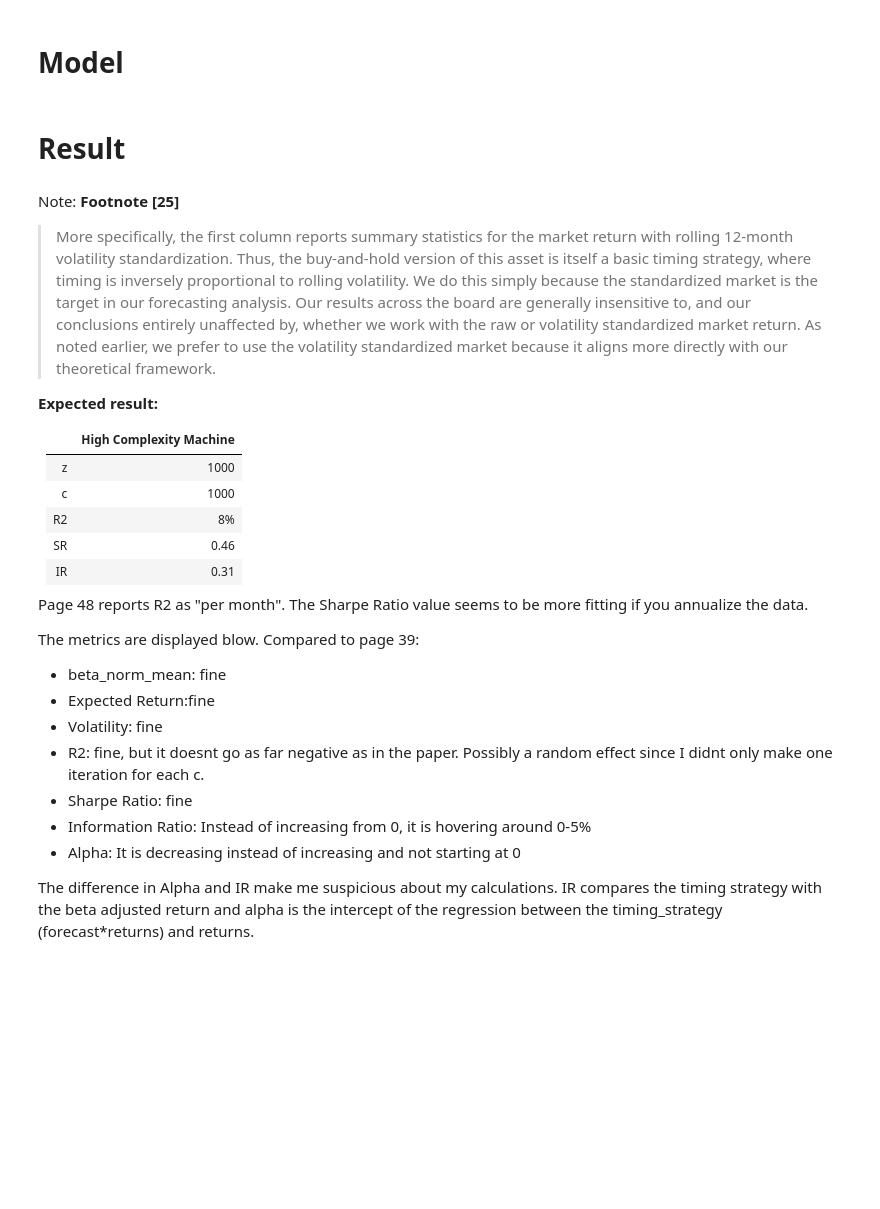
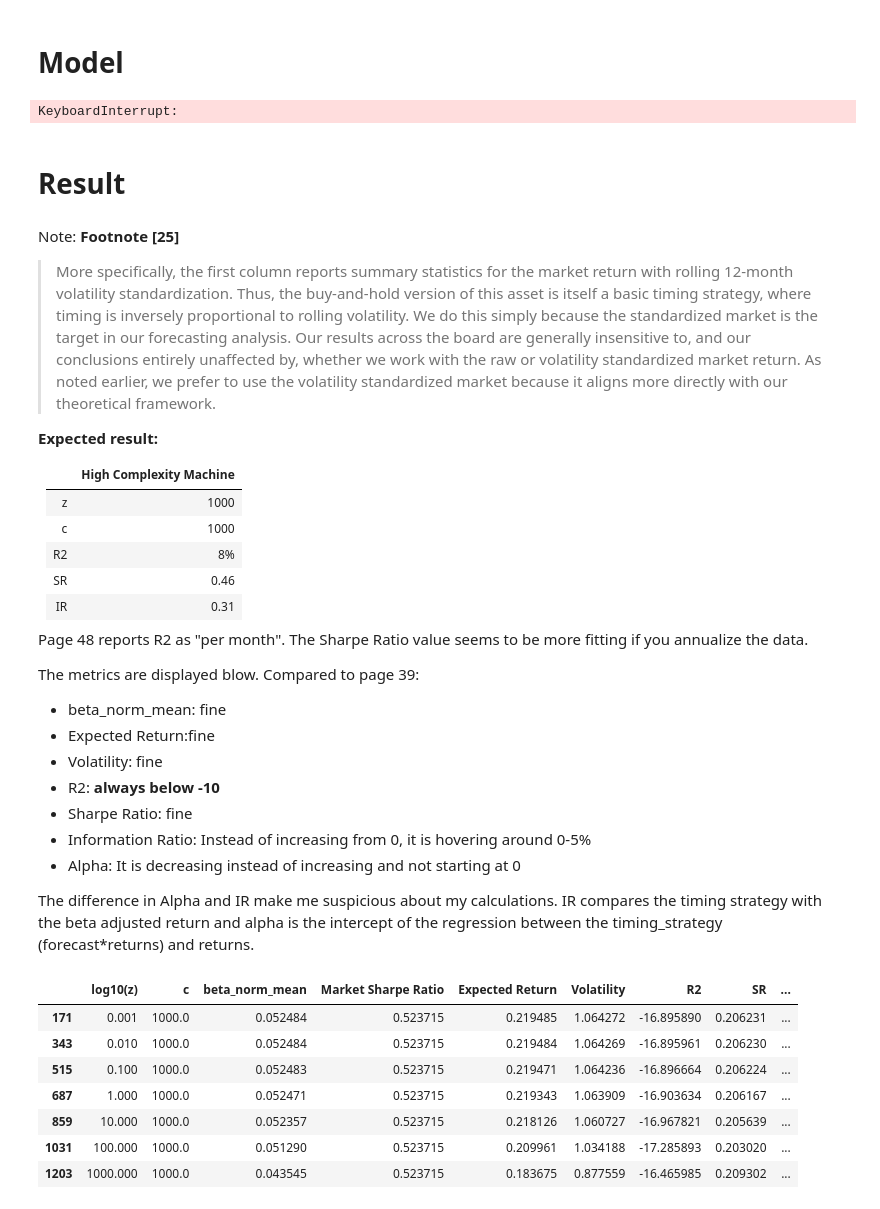
Before and after one commit to nkonts/replication-the-virtue-of-complexity-in-return-prediction, a Jupyter notebook: simulations.ipynb, the cells around one changed output. Saved outputs shown, nothing was run; the diff lists cells and outputs as text; code cells hidden in the pictures; blank space fills up the shorter version.

```diff
--- a/simulations.ipynb
+++ b/simulations.ipynb
@@ -97,53 +98,55 @@ Shape of data after generating RFFs: (1105, 12015)
 # %% [markdown]
 # Model
 # %%
-z_values = np.logspace(-3, 3, 7)
+z_values = np.logspace(-3, 6, 10)
 t_values = list(range(12, data.shape[0]))
 P_values = list(range(2, 24)) + list(range(24, 60, 3)) + list(range(60, 120, 6)) + list(range(120, 12000, 100)) + [12000]
 
-def do_backtest(P, z_values, t_values):
+def do_backtest(P, u, t_values):
     backtest = []
     for t in t_values[:-1]:
-        for z in z_values:
-            regression_data = data.drop(columns, axis=1).iloc[:,0:P]
+        regression_data = data.drop(columns, axis=1).iloc[:,0:P]
 
-            R = returns[t-12+1:t+1].values      # y_train
-            R_s = returns[t+1:t+2].values       # y_test
-            R_s_index = returns[t+1:t+2].index  # y_test
-            S = regression_data[t-12:t]         # X_train
-            S_t = regression_data[t:t+1]        # X_test
-            T, nr_cols = S.shape
+        R = returns[t-12+1:t+1].values      # y_train
+        R_s = returns[t+1:t+2].values       # y_test
+        R_s_index = returns[t+1:t+2].index  # y_test
+        S = regression_data[t-12:t]         # X_train
+        S_t = regression_data[t:t+1]        # X_test
+        T, nr_cols = S.shape
 
-            beta = Ridge(alpha=z, solver="svd", fit_intercept=False, normalize=False).fit(S, R).coef_
-            beta_norm = np.sqrt((beta**2).sum())
+        beta = Ridge(alpha=z, solver="svd", fit_intercept=False, normalize=False).fit(S, R).coef_
+        beta_norm = np.sqrt((beta**2).sum())
 
-            forecast = S_t @ beta
-            timing_strategy = forecast * R_s # pi
+        forecast = S_t @ beta
+        timing_strategy = forecast * R_s # pi
 
-            backtest.append({"c":P/12, "z":z, "t":t, "beta_norm":beta_norm,
-                "index":forecast.index[0], "forecast":forecast.values[0],
-                "timing_strategy_index":R_s_index[0], "timing_strategy":timing_strategy.values[0], "return":R_s[0]
-            })
+        backtest.append({"c":P/12, "z":z, "t":t, "beta_norm":beta_norm,
+            "index":forecast.index[0], "forecast":forecast.values[0],
+            "timing_strategy_index":R_s_index[0], "timing_strategy":timing_strategy.values[0], "return":R_s[0]
+        })
     backtest = pd.DataFrame(backtest).set_index("index")
     return backtest
 
 if "simulation_backtest_progress.joblib" in os.listdir("data"):
     simulation_backtest = joblib.load("data/simulation_backtest_progress.joblib")
-    done_values = [sim.iloc[-1]["c"]*12 for sim in simulation_backtest]
+    done_values = pd.concat(simulation_backtest)[["c", "z"]].drop_duplicates().values
 else:
     simulation_backtest = []
     done_values = []
 
-P_values = [P for P in P_values if P not in done_values]
+todo = list(itertools.product(P_values, z_values))
+todo = [item for item in todo if item not in done_values]
 
-for P in tqdm(P_values):
-    backtest = do_backtest(P, z_values, t_values)
+for P, z in tqdm(todo):
+    backtest = do_backtest(P, z, t_values)
     simulation_backtest.append(backtest)
-    joblib.dump(simulation_backtest, "data/simulation_backtest_progress.joblib")
+    joblib.dump(simulation_backtest, "data/simulation_backtest_progress_.joblib")
 
 simulation_backtest = pd.concat(simulation_backtest)
 last_p = int(simulation_backtest["c"].max()*12)
 simulation_backtest.to_parquet((f"data/simulation_backtest_{last_p}.parquet"))
+# %% [output]
+KeyboardInterrupt:
 # %% [markdown]
 # Result
 # %%
@@ -194,12 +199,23 @@ The metrics are displayed blow. Compared to page 39:
 - beta_norm_mean: fine
 - Expected Return:fine
 - Volatility: fine
-- R2: fine, but it doesnt go as far negative as in the paper. Possibly a random effect since I didnt only make one iteration for each c.
+- R2: **always below -10**
 - Sharpe Ratio: fine
 - Information Ratio: Instead of increasing from 0, it is hovering around 0-5%
 - Alpha: It is decreasing instead of increasing and not starting at 0
 
 The difference in Alpha and IR make me suspicious about my calculations. IR compares the timing strategy with the beta adjusted return and alpha is the intercept of the regression between the timing_strategy (forecast*returns) and returns.
+# %%
+result[result.c==1000]
+# %% [output]
+|  | log10(z) | c | beta_norm_mean | Market Sharpe Ratio | Expected Return | Volatility | R2 | SR | ... |
+| 171 | 0.001 | 1000.0 | 0.052484 | 0.523715 | 0.219485 | 1.064272 | -16.895890 | 0.206231 | ... |
+| 343 | 0.010 | 1000.0 | 0.052484 | 0.523715 | 0.219484 | 1.064269 | -16.895961 | 0.206230 | ... |
+| 515 | 0.100 | 1000.0 | 0.052483 | 0.523715 | 0.219471 | 1.064236 | -16.896664 | 0.206224 | ... |
+| 687 | 1.000 | 1000.0 | 0.052471 | 0.523715 | 0.219343 | 1.063909 | -16.903634 | 0.206167 | ... |
+| 859 | 10.000 | 1000.0 | 0.052357 | 0.523715 | 0.218126 | 1.060727 | -16.967821 | 0.205639 | ... |
+| 1031 | 100.000 | 1000.0 | 0.051290 | 0.523715 | 0.209961 | 1.034188 | -17.285893 | 0.203020 | ... |
+| 1203 | 1000.000 | 1000.0 | 0.043545 | 0.523715 | 0.183675 | 0.877559 | -16.465985 | 0.209302 | ... |
 # %%
 # https://stackoverflow.com/a/34934631/3002299
 
```
Also changed, not shown: parts of 5 cells of this notebook.
